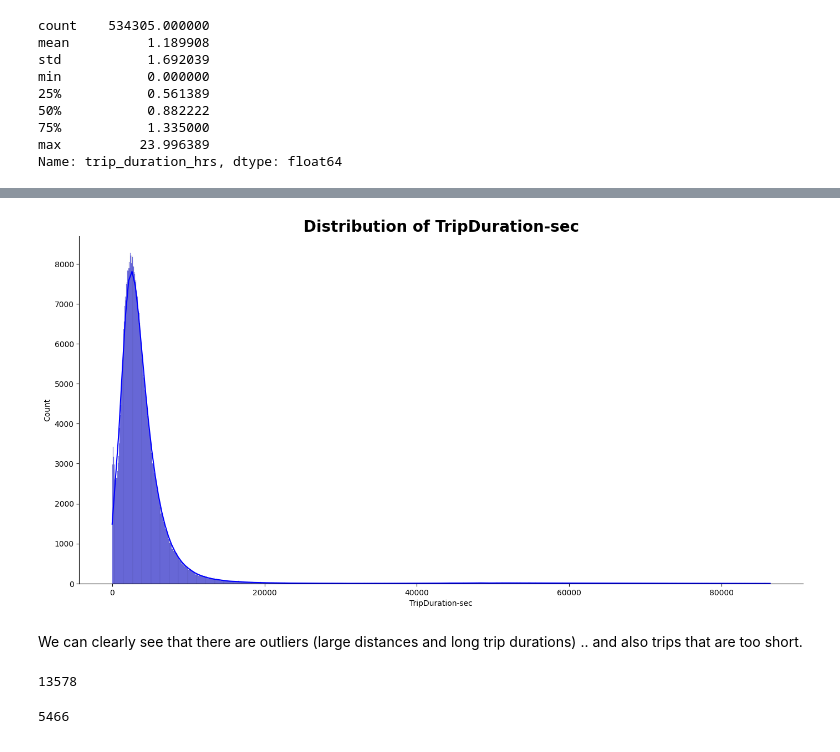
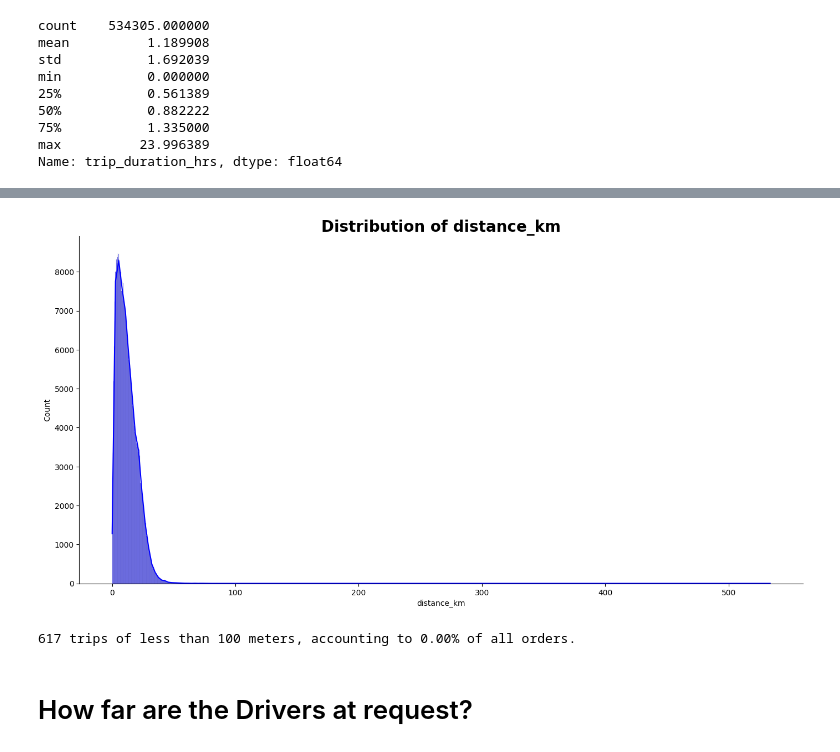
Before and after one commit to emtinanseo/Optimization-with-Causal-Inference, a Jupyter notebook: notebooks/eda_firstlook.ipynb, the cells around one changed output, grey strips where cells are left out. Saved outputs shown, nothing was run; the diff lists cells and outputs as text; code cells hidden in the pictures.

```diff
--- a/notebooks/eda_firstlook.ipynb
+++ b/notebooks/eda_firstlook.ipynb
@@ -324,3 +300,3 @@ from geopy import distance
 # %%
-cleanData_completed['Distance'] = cleanData_completed.apply(lambda x:distance.distance((x['TripOrigin-Lat'],x['TripOrigin-Long']),
-(x['TripDest-Lat'],x['TripDest-Long'])).km,axis=1)
+clean_orders['distance_km'] = clean_orders.apply(lambda x: distance.distance((x['origin_lat'], x['origin_long']),
+(x['destination_lat'], x['destination_long'])).km, axis=1)
@@ -371,18 +315,12 @@ plot.plot_hist(cleanData_completed, 'Distance', 'red')
 # %%
-plot.plot_hist(cleanData_completed, 'TripDuration-sec', 'blue')
+plot.plot_hist(clean_orders,'distance_km', 'blue')
 # %% [output]
-[figure, old version]
+[figure, new version]
-# %% [markdown]
-We can clearly see that there are outliers (large distances and long trip durations) .. and also trips that are too short.
-# %%
-# trips shorter than 5 minutes
-
-len(cleanData_completed[cleanData_completed['TripDuration-sec']<300])
-# %% [output]
-13578
-# %%
-# trips shorter than 2 minutes
-
-len(cleanData_completed[cleanData_completed['TripDuration-sec']<120])
-# %% [output]
-5466
+# %%
+df = clean_orders[clean_orders['distance_km']< 0.1]
+
+print("{} trips of less than 100 meters, accounting to {:.2f}% of all orders.".format(len(df), len(df)/len(clean_orders)))
+# %% [output]
+617 trips of less than 100 meters, accounting to 0.00% of all orders.
+# %% [markdown]
+# How far are the Drivers at request?
```
Also changed, not shown: parts of 17 cells of this notebook.
